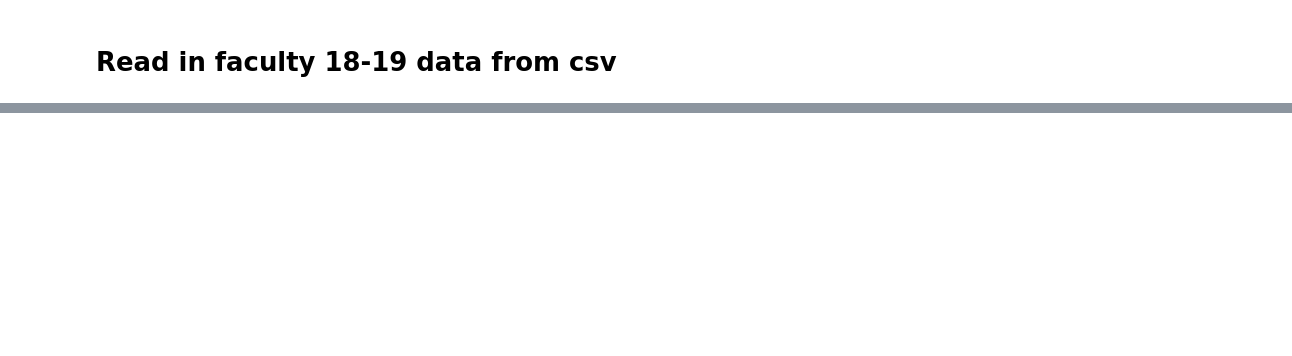
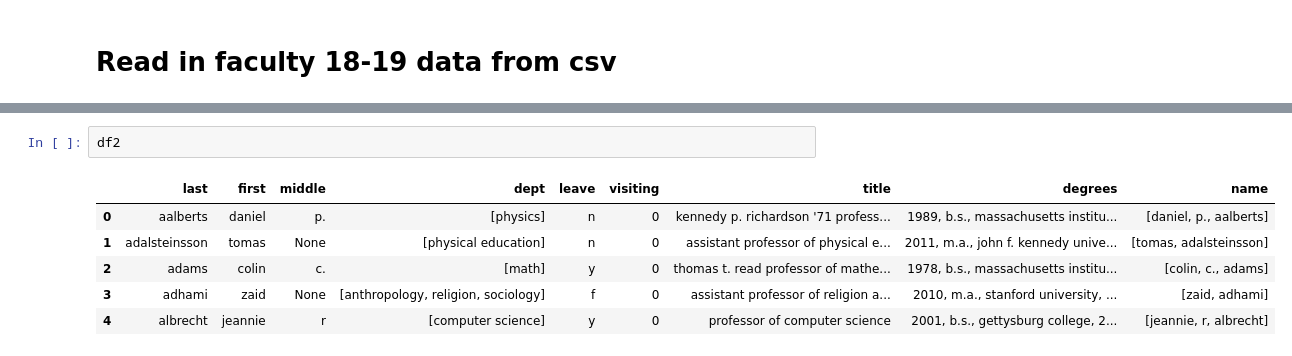
Before and after one commit to lrm15/faculty_retention, a Jupyter notebook: combine_data.ipynb, the cells around one changed output, grey strips where cells are left out. Saved outputs shown, nothing was run; the diff lists cells and outputs as text; blank space fills up the shorter version.

```diff
--- a/combine_data.ipynb
+++ b/combine_data.ipynb
@@ -97,0 +1105,9 @@ df19['visiting'] = visiting
+# %%
+df2
+# %% [output]
+|  | last | first | middle | dept | leave | visiting | title | degrees | name |
+| 0 | aalberts | daniel | p. | [physics] | n | 0 | kennedy p. richardson '71 profess... | 1989, b.s., massachusetts institu... | [daniel, p., aalberts] |
+| 1 | adalsteinsson | tomas | None | [physical education] | n | 0 | assistant professor of physical e... | 2011, m.a., john f. kennedy unive... | [tomas, adalsteinsson] |
+| 2 | adams | colin | c. | [math] | y | 0 | thomas t. read professor of mathe... | 1978, b.s., massachusetts institu... | [colin, c., adams] |
+| 3 | adhami | zaid | None | [anthropology, religion, sociology] | f | 0 | assistant professor of religion a... | 2010, m.a., stanford university, ... | [zaid, adhami] |
+| 4 | albrecht | jeannie | r | [computer science] | y | 0 | professor of computer science | 2001, b.s., gettysburg college, 2... | [jeannie, r, albrecht] |
```
Also changed, not shown: parts of 50 cells of this notebook, 4 other files.
